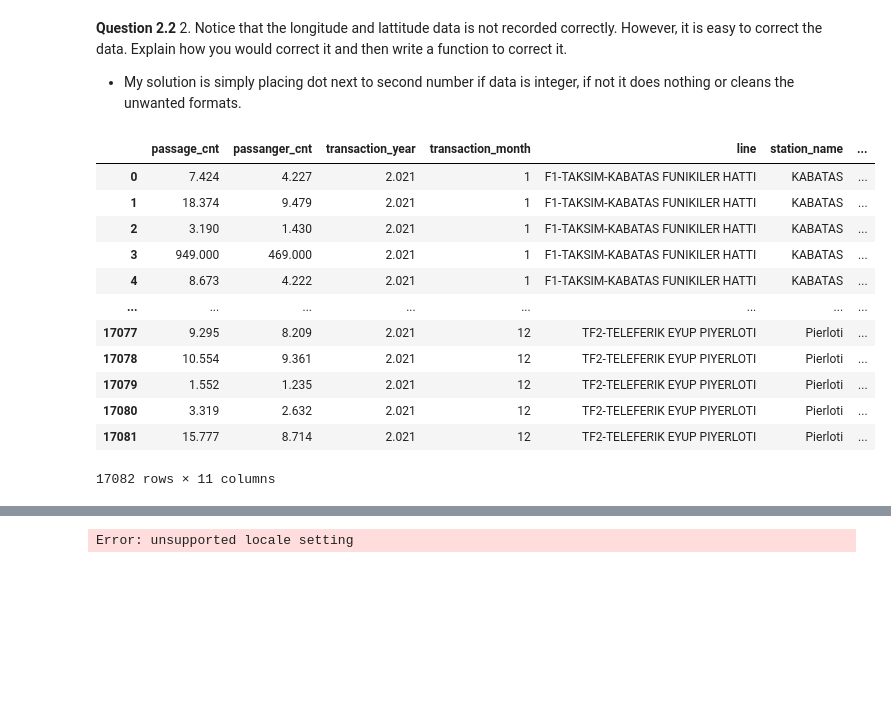
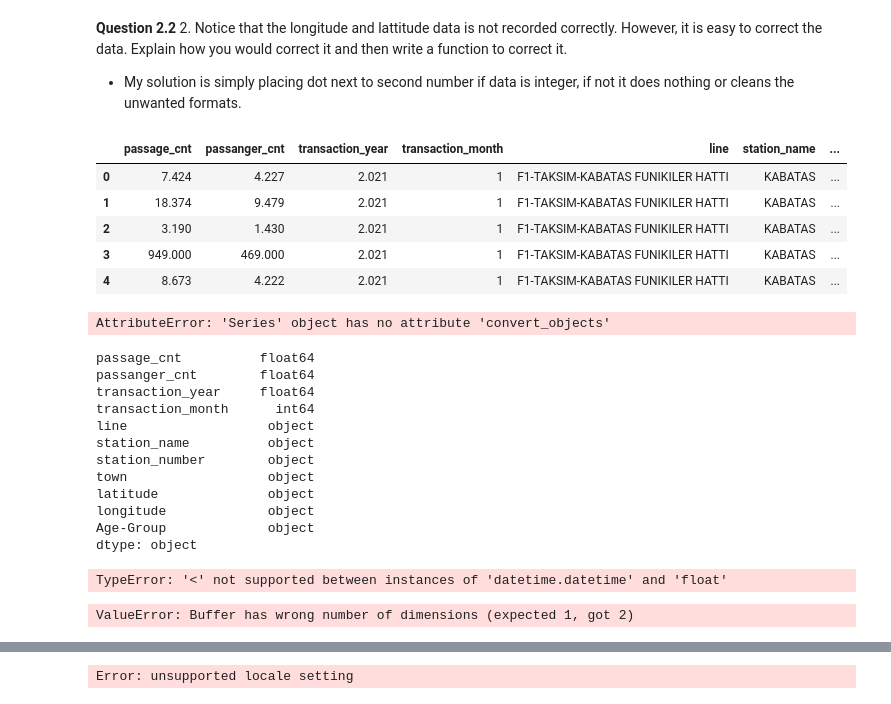
Before and after one commit to emirsglm/MAT388E-Data-Science-HW, a Jupyter notebook: HW1.ipynb, the cells around one changed output, grey strips where cells are left out. Cells and saved outputs as stored; diff of their text form; code cells hidden in the pictures; blank space fills up the shorter version.

```diff
--- a/HW1.ipynb
+++ b/HW1.ipynb
@@ -220,34 +221,60 @@ def fix_coord(x):
         x = newX
     elif isinstance(x, str) == True:
         x = None
-    else:
-        pass
+    elif type(x)=="NoneType":
+        x=0
 
     return x
 # %%
 for i in range(data.shape[0]):
     data["latitude"][i] = fix_coord(data["latitude"][i])
     data["longitude"][i] = fix_coord(data["longitude"][i])
-data
+
+data.head()
 # %% [output]
 |  | passage_cnt | passanger_cnt | transaction_year | transaction_month | line | station_name | ... |
 | 0 | 7.424 | 4.227 | 2.021 | 1 | F1-TAKSIM-KABATAS FUNIKILER HATTI | KABATAS | ... |
 | 1 | 18.374 | 9.479 | 2.021 | 1 | F1-TAKSIM-KABATAS FUNIKILER HATTI | KABATAS | ... |
 | 2 | 3.190 | 1.430 | 2.021 | 1 | F1-TAKSIM-KABATAS FUNIKILER HATTI | KABATAS | ... |
 | 3 | 949.000 | 469.000 | 2.021 | 1 | F1-TAKSIM-KABATAS FUNIKILER HATTI | KABATAS | ... |
 | 4 | 8.673 | 4.222 | 2.021 | 1 | F1-TAKSIM-KABATAS FUNIKILER HATTI | KABATAS | ... |
-| ... | ... | ... | ... | ... | ... | ... | ... |
-| 17077 | 9.295 | 8.209 | 2.021 | 12 | TF2-TELEFERIK EYUP PIYERLOTI | Pierloti | ... |
-| 17078 | 10.554 | 9.361 | 2.021 | 12 | TF2-TELEFERIK EYUP PIYERLOTI | Pierloti | ... |
-| 17079 | 1.552 | 1.235 | 2.021 | 12 | TF2-TELEFERIK EYUP PIYERLOTI | Pierloti | ... |
-| 17080 | 3.319 | 2.632 | 2.021 | 12 | TF2-TELEFERIK EYUP PIYERLOTI | Pierloti | ... |
-| 17081 | 15.777 | 8.714 | 2.021 | 12 | TF2-TELEFERIK EYUP PIYERLOTI | Pierloti | ... |
-17082 rows × 11 columns
+# %%
+data["longitude"] = fix_coord(data["longitude"]).convert_objects(convert_numeric=True)
+# %% [output]
+AttributeError: 'Series' object has no attribute 'convert_objects'
+# %%
+#data.iloc[0:5]["passanger_cnt"]
+
+data.dtypes
+# %% [output]
+passage_cnt          float64
+passanger_cnt        float64
+transaction_year     float64
+transaction_month      int64
+line                  object
+station_name          object
+station_number        object
+town                  object
+latitude              object
+longitude             object
+Age-Group             object
+dtype: object
+# %%
+#data.iloc[0:5]["passanger_cnt"]
+
+cumulative_pass = data.groupby(['station_name','latitude','longitude'])['passanger_cnt']
+
+for i in
+#data.loc[data['station_name']=="KABATAS"]["passanger_cnt"]
+# %% [output]
+TypeError: '<' not supported between instances of 'datetime.datetime' and 'float'
 # %%
 
 sns.set(rc={'figure.figsize':(20,20)})
 
-sns.lineplot(x=data['transaction_month'], y=data['passanger_cnt'], ci=None, hue = data['station_name'],palette="Set1")
+sns.lineplot(x=data['transaction_month'], y=data['passanger_cnt'], ci=None, hue = data.loc[data['station_name']=="KABATAS"],palette="Set1")
+# %% [output]
+ValueError: Buffer has wrong number of dimensions (expected 1, got 2)
 # %%
 
 
```
Also changed, not shown: parts of 6 cells of this notebook.
